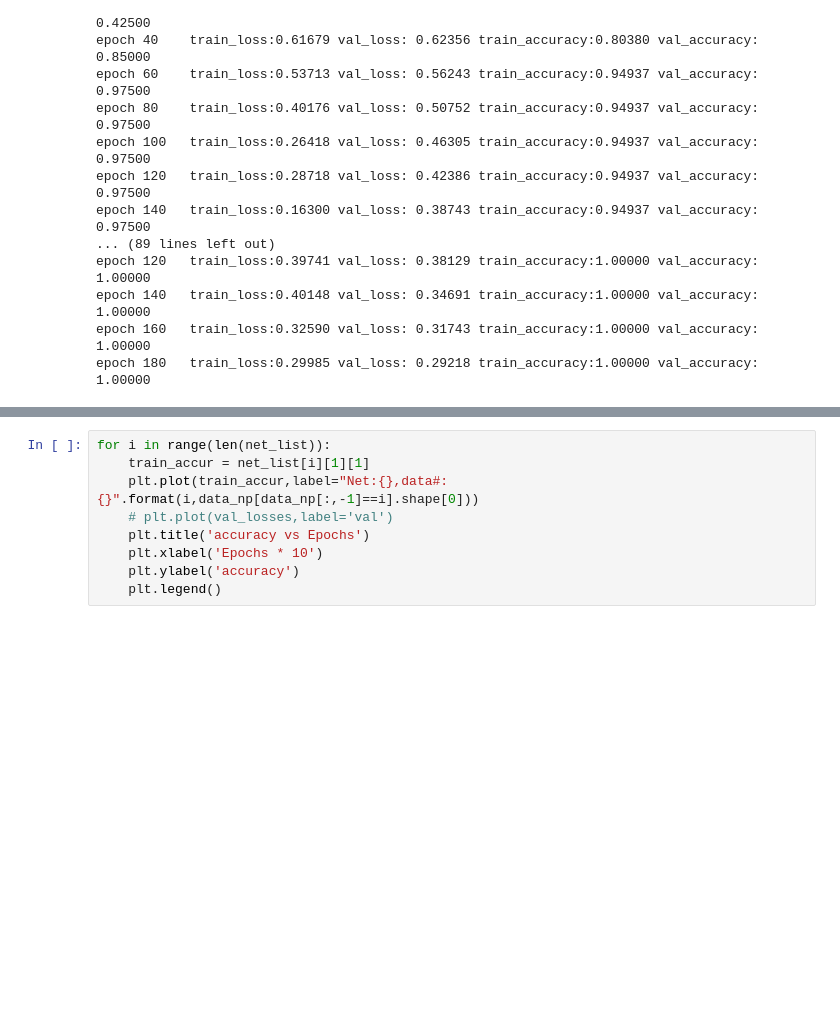
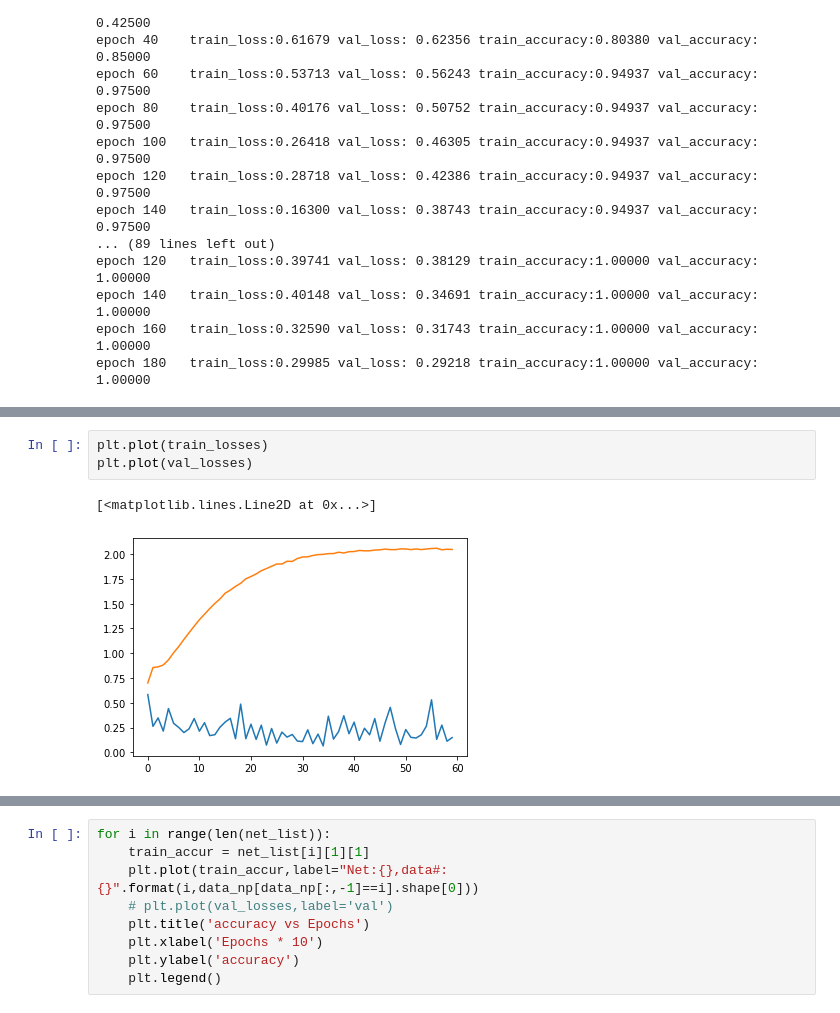
Before and after one commit to chupengrocky/HackthonClimate, a Jupyter notebook: notebook/PlayGound.ipynb, the cells around one changed output, grey strips where cells are left out. Cells and saved outputs as stored; diff of their text form; blank space fills up the shorter version.

```diff
--- a/notebook/PlayGound.ipynb
+++ b/notebook/PlayGound.ipynb
@@ -499,3 +535,9 @@ epoch 590   train_loss:0.329660 val_loss: 2.148704 train_accuracy:0.909375 val_a
+# %%
+plt.plot(train_losses)
+plt.plot(val_losses)
+# %% [output]
+[<matplotlib.lines.Line2D at 0x...>]
+[figure, added]
 # %%
 
 for i in range(len(net_list)):
```
Also changed, not shown: parts of 25 cells of this notebook, 9 other files.
